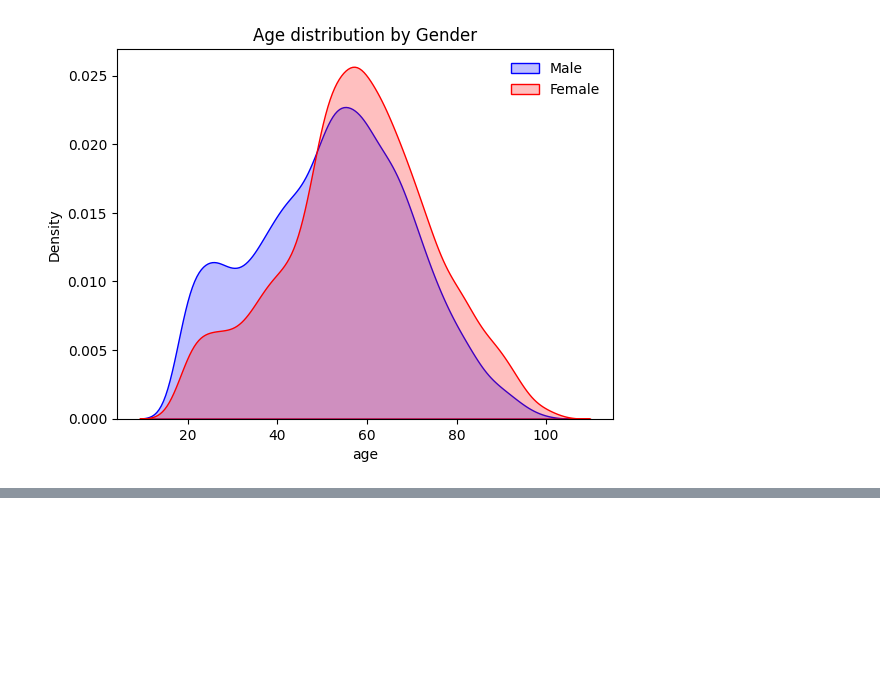
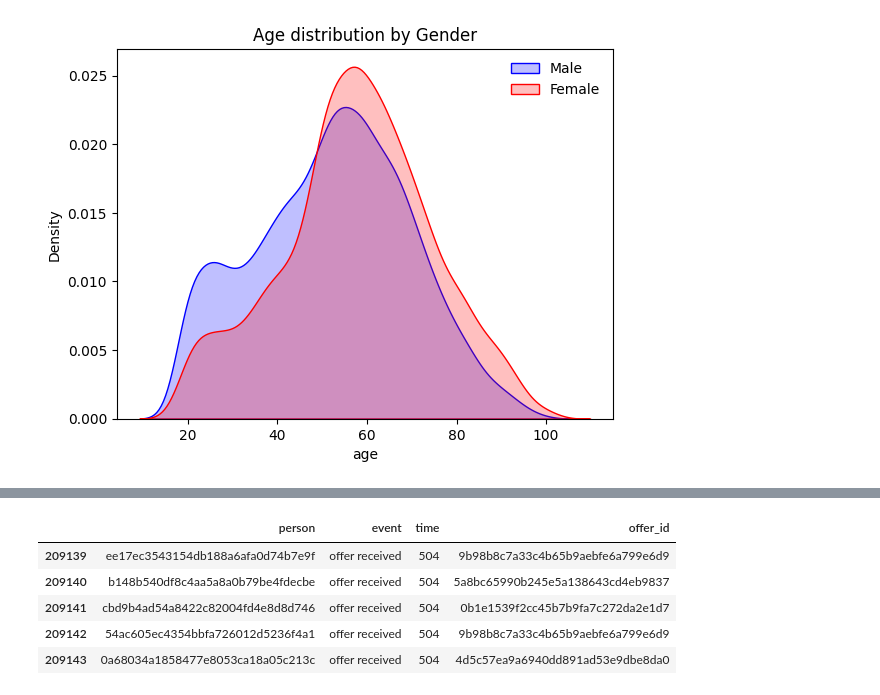
Before and after one commit to Flare200/starbucks-capstone, a Jupyter notebook: Starbucks_Capstone_notebook.ipynb, the cells around one changed output, grey strips where cells are left out. Saved outputs shown, nothing was run; the diff lists cells and outputs as text; code cells hidden in the pictures; blank space fills up the shorter version.

```diff
--- a/Starbucks_Capstone_notebook.ipynb
+++ b/Starbucks_Capstone_notebook.ipynb
@@ -435,0 +519,9 @@ plt.legend(['Male','Female'],frameon=False)
+# %%
+test_transcript.head()
+# %% [output]
+|  | person | event | time | offer_id |
+| 209139 | ee17ec3543154db188a6afa0d74b7e9f | offer received | 504 | 9b98b8c7a33c4b65b9aebfe6a799e6d9 |
+| 209140 | b148b540df8c4aa5a8a0b79be4fdecbe | offer received | 504 | 5a8bc65990b245e5a138643cd4eb9837 |
+| 209141 | cbd9b4ad54a8422c82004fd4e8d8d746 | offer received | 504 | 0b1e1539f2cc45b7b9fa7c272da2e1d7 |
+| 209142 | 54ac605ec4354bbfa726012d5236f4a1 | offer received | 504 | 9b98b8c7a33c4b65b9aebfe6a799e6d9 |
+| 209143 | 0a68034a1858477e8053ca18a05c213c | offer received | 504 | 4d5c57ea9a6940dd891ad53e9dbe8da0 |
```
Also changed, not shown: parts of 19 cells of this notebook, 3 other files.
